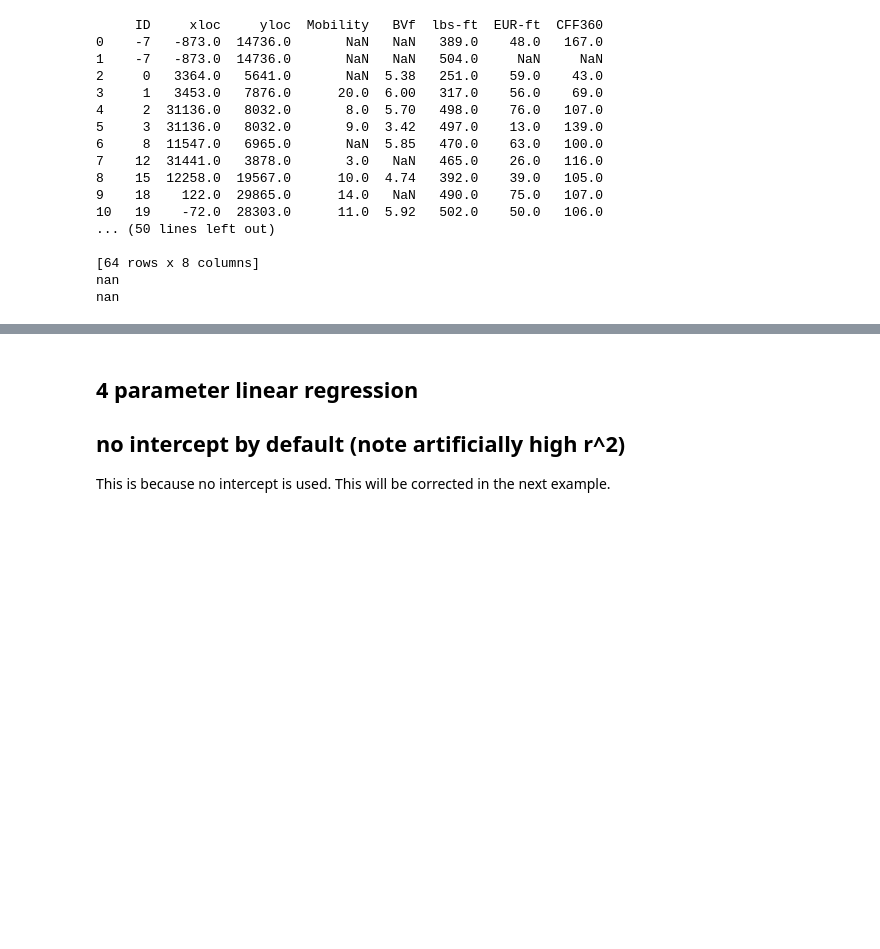
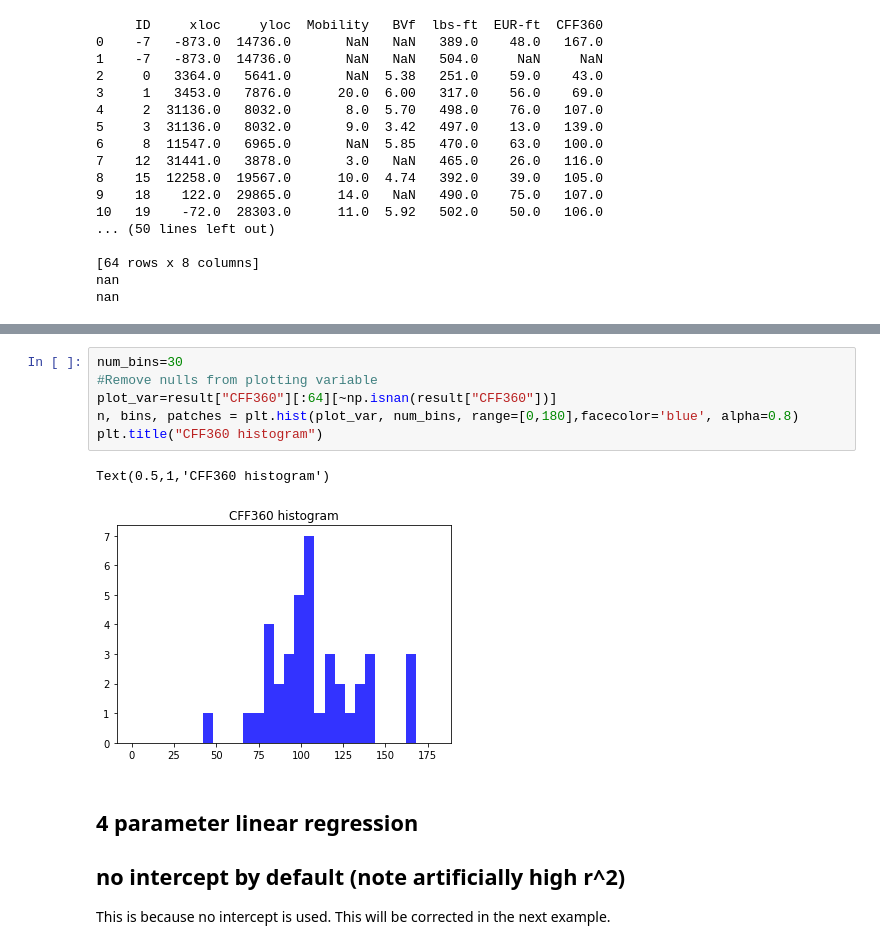
Before and after one commit to Md557/py-datasci, a Jupyter notebook: petroleum well analysis example/petroleum regression, CV, KNN analysis-CFF.ipynb, the cells around one changed output, grey strips where cells are left out. Saved outputs shown, nothing was run; the diff lists cells and outputs as text; blank space fills up the shorter version.

```diff
--- a/petroleum well analysis example/petroleum regression, CV, KNN analysis-CFF.ipynb
+++ b/petroleum well analysis example/petroleum regression, CV, KNN analysis-CFF.ipynb
@@ -98,3 +112,12 @@ nan
+# %%
+num_bins=30
+#Remove nulls from plotting variable
+plot_var=result["CFF360"][:64][~np.isnan(result["CFF360"])]
+n, bins, patches = plt.hist(plot_var, num_bins, range=[0,180],facecolor='blue', alpha=0.8)
+plt.title("CFF360 histogram")
+# %% [output]
+Text(0.5,1,'CFF360 histogram')
+[figure, added]
 # %% [markdown]
 ## 4 parameter linear regression
 ## no intercept by default (note artificially high r^2)
```
Also changed, not shown: parts of 5 cells of this notebook.
